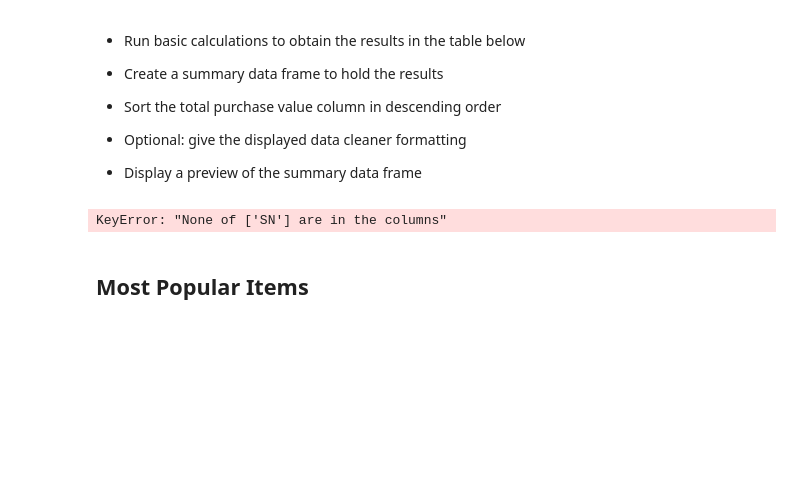
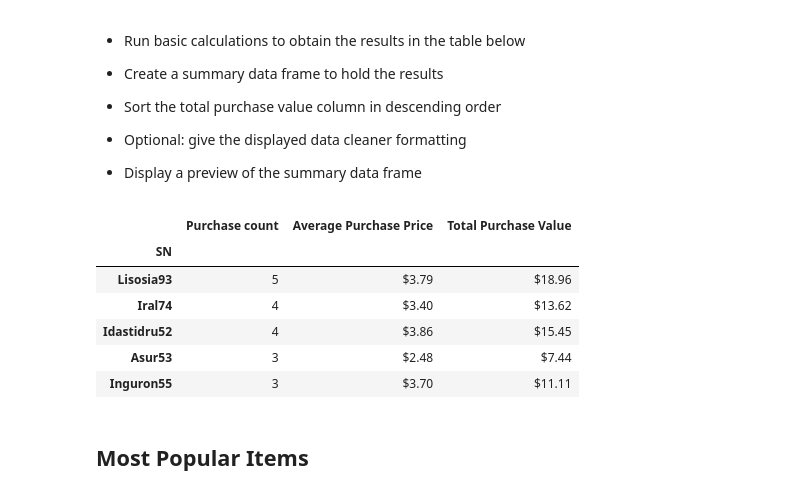
Before and after one commit to Tirhas-source/pandas-challenge, a Jupyter notebook: HeroesOfPymoli/week_04 Pandas_Homework_HeroesOfPymoli_HeroesOfPymoli_starter.ipynb, the cells around one changed output. Cells and saved outputs as stored; diff of their text form; code cells hidden in the pictures; blank space fills up the shorter version.

```diff
--- a/HeroesOfPymoli/week_04 Pandas_Homework_HeroesOfPymoli_HeroesOfPymoli_starter.ipynb
+++ b/HeroesOfPymoli/week_04 Pandas_Homework_HeroesOfPymoli_HeroesOfPymoli_starter.ipynb
@@ -287,13 +286,33 @@ purchasing_analysis
 
 
 * Display a preview of the summary data frame
-# %%
-purchase_data = purchase_data .set_index("SN")
-#purchase_count = purchase_data.groupby("SN").count()
-
-purchase_data.head()
-# %% [output]
-KeyError: "None of ['SN'] are in the columns"
+# %%
+topspenders_df = pd.DataFrame(purchase_data)
+top_spender_sn = topspenders_df.groupby(['SN'])
+
+purchase_count = top_spender_sn['Item ID'].count()
+
+tot_purchase_val = round(top_spender_sn['Price'].sum(),2).astype(float).map("${:,.2f}".format)
+
+ave_purchase_px = round(top_spender_sn['Price'].mean(),2).astype(float).map("${:,.2f}".format)
+#tot_purchase_val
+top_spenders_analysis = pd.DataFrame({'Purchase count':purchase_count,
+                                  'Average Purchase Price': ave_purchase_px ,
+                                  'Total Purchase Value': tot_purchase_val})
+
+top_spenders_df = top_spenders_analysis.sort_values(by = ["Purchase count"], ascending=False)
+
+top_spenders_df.head()
+
+#sort not correct for Total Purchase Value
+# %% [output]
+|  | Purchase count | Average Purchase Price | Total Purchase Value |
+| SN |  |  |  |
+| Lisosia93 | 5 | $3.79 | $18.96 |
+| Iral74 | 4 | $3.40 | $13.62 |
+| Idastidru52 | 4 | $3.86 | $15.45 |
+| Asur53 | 3 | $2.48 | $7.44 |
+| Inguron55 | 3 | $3.70 | $11.11 |
 # %% [markdown]
 ## Most Popular Items
 # %% [markdown]
```
Also changed, not shown: parts of 5 cells of this notebook.
